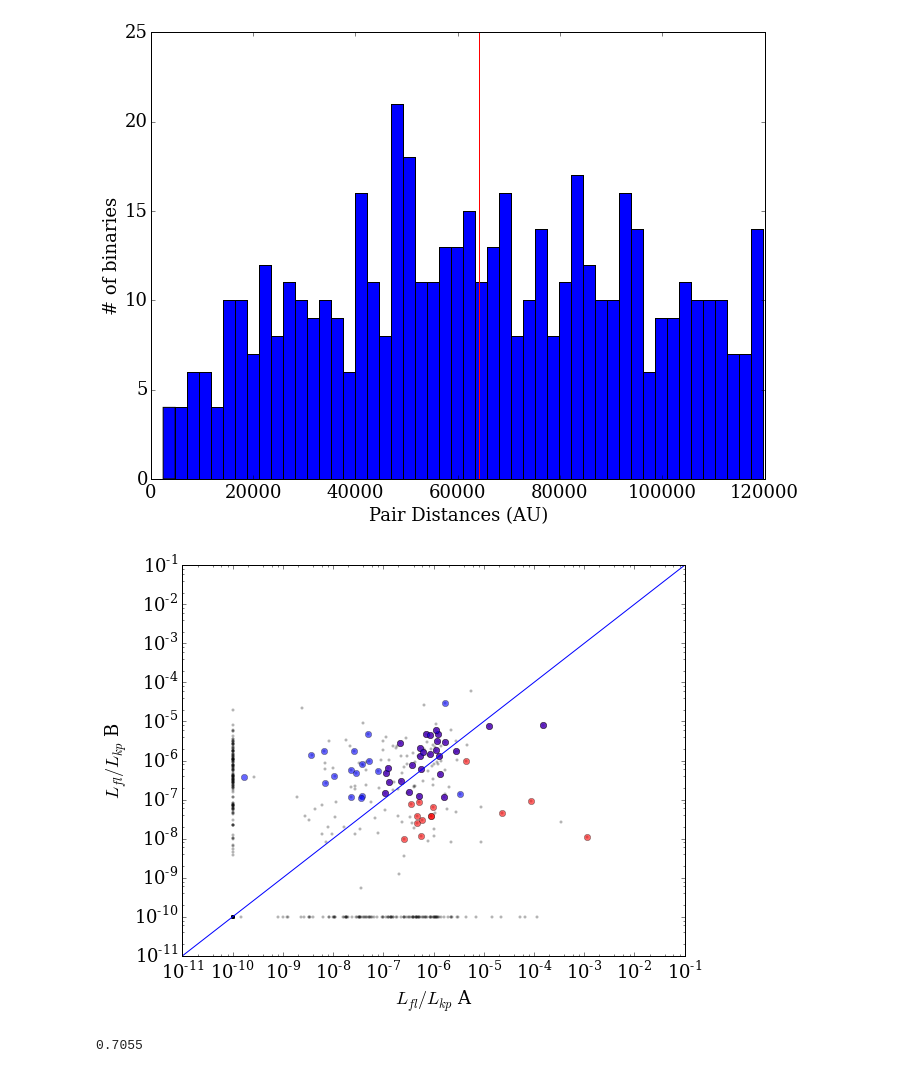
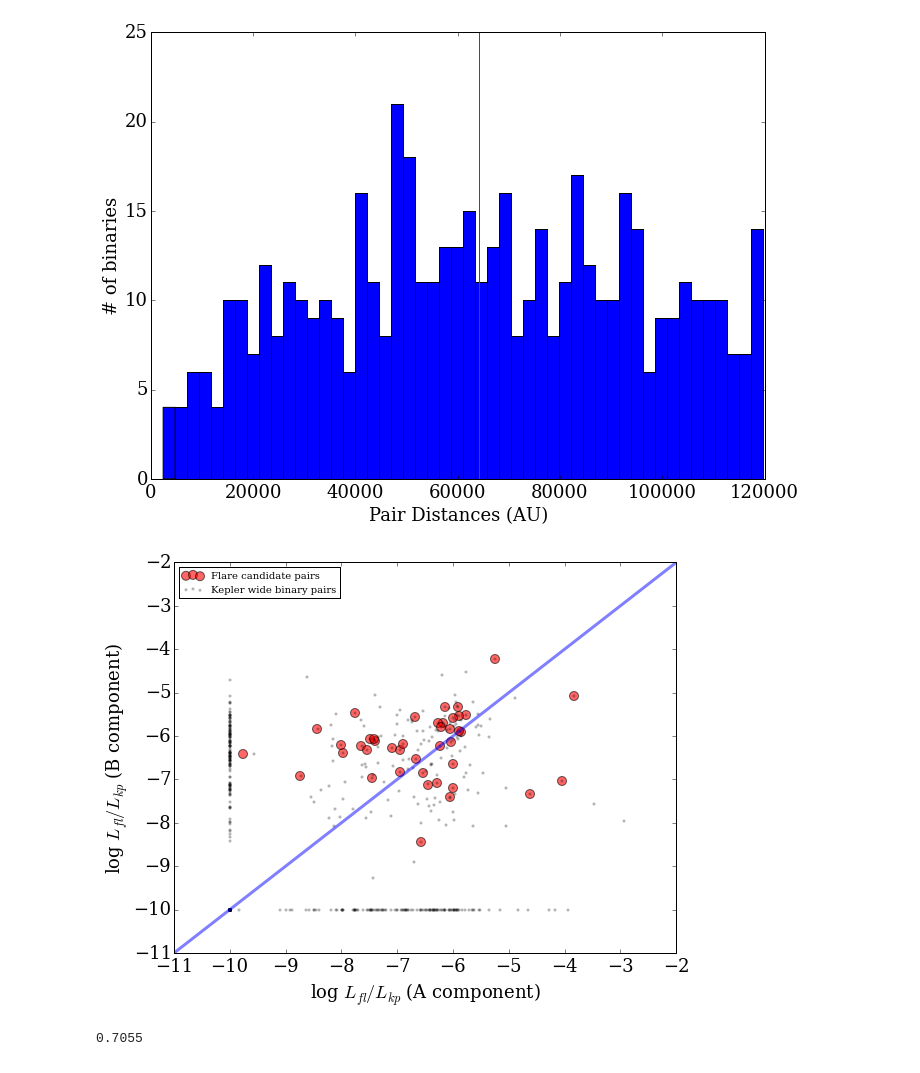
Before and after one commit to jradavenport/WideBinaryProject, a Jupyter notebook: WideBinarySearch.v2.ipynb, the cells around one changed output. Saved outputs shown, nothing was run; the diff lists cells and outputs as text; code cells hidden in the pictures.

```diff
--- a/WideBinarySearch.v2.ipynb
+++ b/WideBinarySearch.v2.ipynb
@@ -85,20 +91,28 @@ plt.savefig('AU_pairdist')
 [figure]
 # %%
 plt.figure(figsize=(9,7))
-plt.plot(Lfl_Lbol[m][a][Good_both_a2], Lfl_Lbol[m][b][Good_both_a2], 'ro', alpha = 0.6)
-plt.plot(Lfl_Lbol[m][a][Good_both_b2], Lfl_Lbol[m][b][Good_both_b2], 'bo', alpha = 0.6)
-plt.scatter(Lfl_Lbol[m][a]+1e-10, Lfl_Lbol[m][b]+1e-10, s=5, c='k', alpha=0.2)
-plt.xlim(1e-11, 1e-1)
-plt.ylim(1e-11,  1e-1)
-plt.plot([1e-11,1], [1e-11,1])
-# plt.plot([1e-11,1]*2, [1e-11,1]*2)
-plt.xscale('log')
-plt.yscale('log')
-plt.xlabel('$L_{fl}/L_{kp}$ A')
-plt.ylabel('$L_{fl}/L_{kp}$ B')
-plt.savefig('AB.png')
+
+# plt.plot(np.log10(Lfl_Lbol[m][a][Good_both_a2]), np.log10(Lfl_Lbol[m][b][Good_both_a2]), 'ro', alpha = 0.6)
+# plt.plot(np.log10(Lfl_Lbol[m][a][Good_both_b2]), np.log10(Lfl_Lbol[m][b][Good_both_b2]), 'bo', alpha = 0.6)
+plt.scatter(np.log10(Lfl_Lbol[m][a][Good_either2]), np.log10(Lfl_Lbol[m][b][Good_either2]), alpha = 0.6, s=80,
+            c='r', label='Flare candidate pairs')
+
+# plt.text(-4,-3,'N=')
+
+plt.scatter(np.log10(Lfl_Lbol[m][a]+1e-10), np.log10(Lfl_Lbol[m][b]+1e-10), s=5, c='k', alpha=0.2,
+            label='Kepler wide binary pairs')
+plt.legend(fontsize=10, loc=2)
+
+plt.plot([-11,-2], [-11,-2], lw=3, alpha=0.5)
+
+plt.xlim(-11, -2)
+plt.ylim(-11, -2)
+plt.xlabel(r'log $L_{fl}/L_{kp}$ (A component)')
+plt.ylabel(r'log $L_{fl}/L_{kp}$ (B component)')
+
+plt.savefig('AB_new.png',dpi=500)
 # %% [output]
-[figure, old version]
+[figure, new version]
 # %%
 gi_redcut= np.where(giclr[m][a][Good_either2] <= np.median(giclr[m][a][Good_either2]))
 gi_bluecut= np.where(giclr[m][a][Good_either2] > np.median(giclr[m][a][Good_either2]))
```
Also changed, not shown: parts of 12 cells of this notebook.
